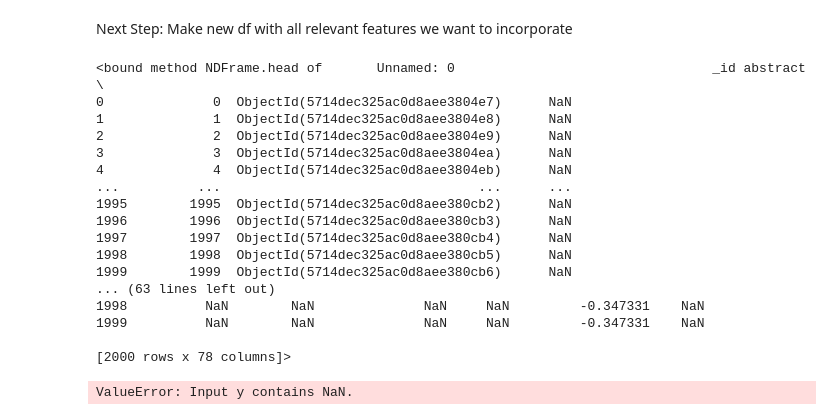
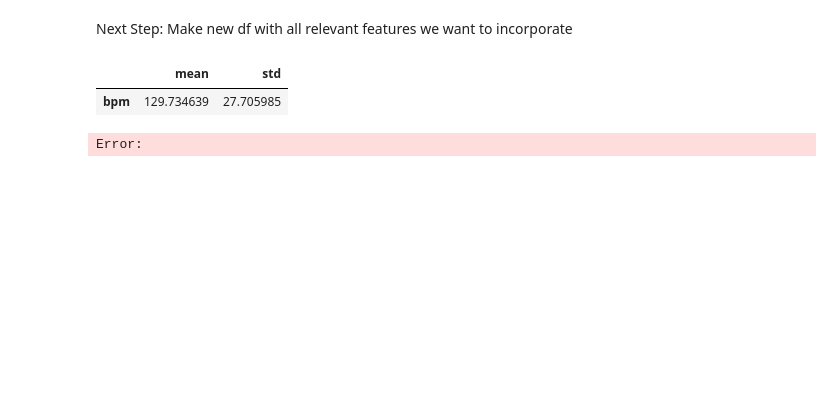
Before and after one commit to sbcodes/wasabiwip, a Jupyter notebook: wasabi_test.ipynb, the cells around one changed output. Cells and saved outputs as stored; diff of their text form; code cells hidden in the pictures; blank space fills up the shorter version.

Commit message:
Rework model idea and preprocessing

```diff
--- a/wasabi_test.ipynb
+++ b/wasabi_test.ipynb
@@ -63,48 +119,31 @@ Name: count, Length: 248, dtype: int64
 # %% [markdown]
 Next Step: Make new df with all relevant features we want to incorporate
 # %%
-print(df.head)
-features = df[["title","artist", "album_genre", "valence", "publicationDateAlbum"]]
+
+features = pd.get_dummies(clean_df[['artist', 'title', 'publicationDateAlbum', 'album_genre', 'bpm']])
 
 X = features
-y = df["bpm"]
+y = features["bpm"]
 
 X_train, X_test, y_train, y_test = train_test_split(X, y, random_state=0, train_size = .75)
+
+
+
+X_train.describe().transpose()[['mean', 'std']]
 # %% [output]
-<bound method NDFrame.head of       Unnamed: 0                                 _id abstract  \
-0              0  ObjectId(5714dec325ac0d8aee3804e7)      NaN
-1              1  ObjectId(5714dec325ac0d8aee3804e8)      NaN
-2              2  ObjectId(5714dec325ac0d8aee3804e9)      NaN
-3              3  ObjectId(5714dec325ac0d8aee3804ea)      NaN
-4              4  ObjectId(5714dec325ac0d8aee3804eb)      NaN
-...          ...                                 ...      ...
-1995        1995  ObjectId(5714dec325ac0d8aee380cb2)      NaN
-1996        1996  ObjectId(5714dec325ac0d8aee380cb3)      NaN
-1997        1997  ObjectId(5714dec325ac0d8aee380cb4)      NaN
-1998        1998  ObjectId(5714dec325ac0d8aee380cb5)      NaN
-1999        1999  ObjectId(5714dec325ac0d8aee380cb6)      NaN
-... (63 lines left out)
-1998          NaN        NaN              NaN     NaN         -0.347331    NaN
-1999          NaN        NaN              NaN     NaN         -0.347331    NaN
-
-[2000 rows x 78 columns]>
+|  | mean | std |
+| bpm | 129.734639 | 27.705985 |
-# %%
-def create_model():
- # create model
- model = Sequential()
- model.add(Dense(12, input_dim=8, activation='relu'))
- model.add(Dense(8, activation='relu'))
- model.add(Dense(1, activation='sigmoid'))
- # Compile model
- model.compile(loss='binary_crossentropy', optimizer='adam', metrics=['accuracy'])
- return model
-
-seed = 7
-np.random.seed(seed)
-
-model = KerasClassifier(model=create_model, epochs=150, batch_size=10, verbose=0)
-
-kfold = StratifiedKFold(n_splits=10, shuffle=True, random_state=seed)
-results = cross_val_score(model, X_train, y_train, cv=kfold)
-# %% [output]
-ValueError: Input y contains NaN.
+# %%
+normalizer = tf.keras.layers.Normalization(axis=-1)
+normalizer.adapt(np.array(X_train))
+print('adapted')
+first = np.array(X_train[:1])
+print('first array')
+normalizer.mean.numpy()
+
+with np.printoptions(precision=2, suppress=True):
+  print('First example:', first)
+  print()
+  print('Normalized:', normalizer(first).numpy())
+# %% [output]
+Error:
```
Also changed, not shown: parts of 3 cells of this notebook.
